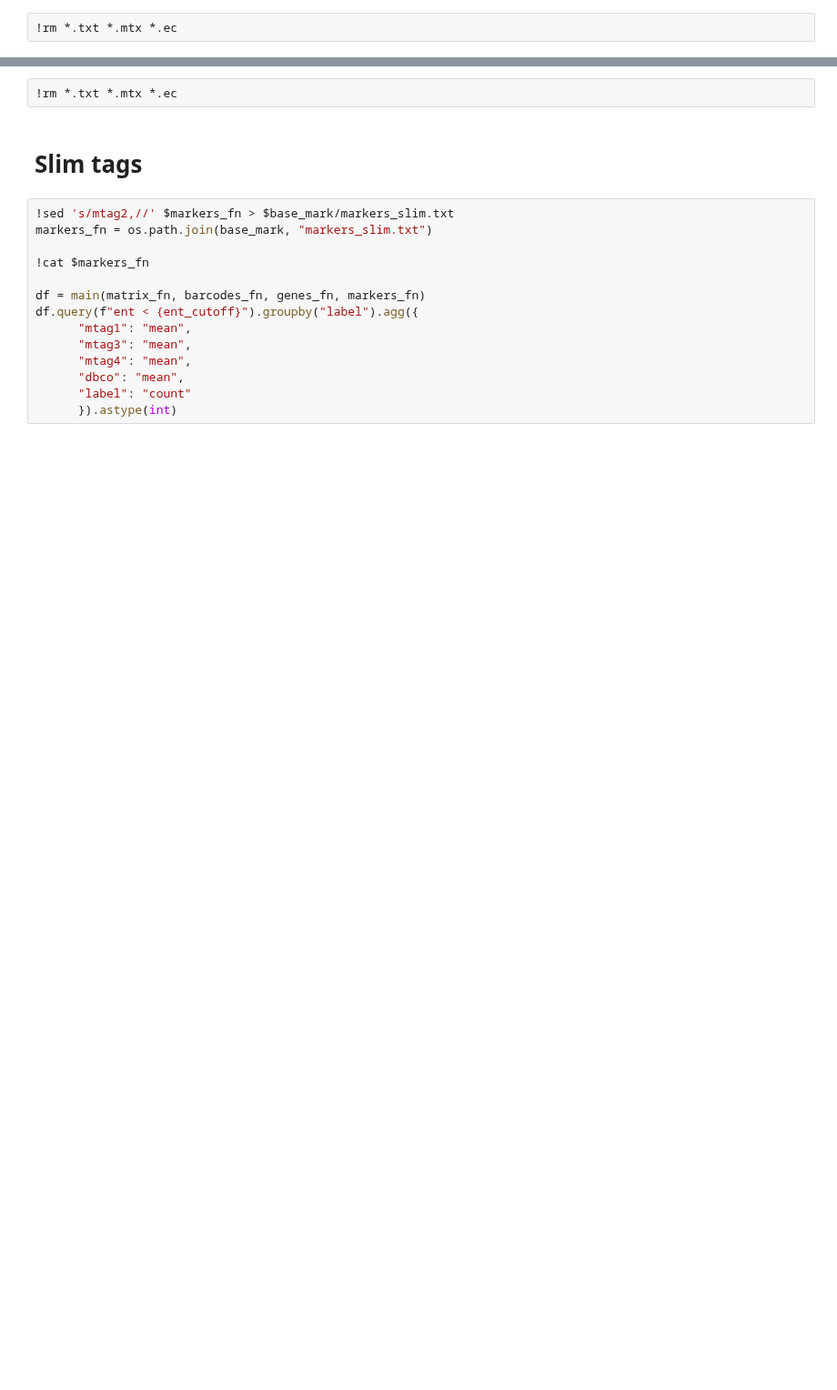
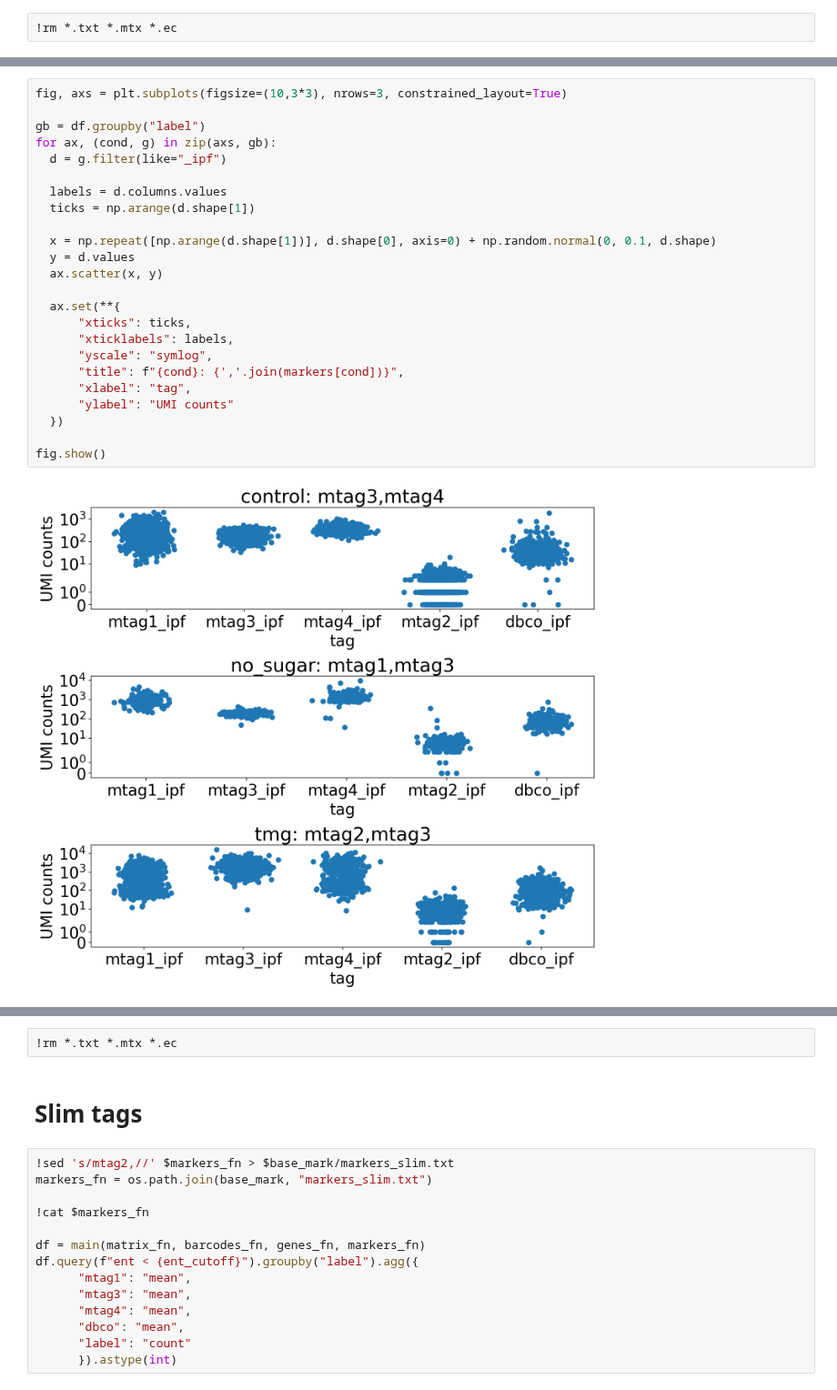
Before and after one commit to sbooeshaghi/azucar, a Jupyter notebook: analysis/293T/obs2/assign.ipynb, the cells around one changed output, grey strips where cells are left out. Shown at 91% size. Saved outputs shown, nothing was run; the diff lists cells and outputs as text; blank space fills up the shorter version.

```diff
--- a/analysis/293T/obs2/assign.ipynb
+++ b/analysis/293T/obs2/assign.ipynb
@@ -2291,0 +2361,26 @@ Initialization converged: True   time lapse 0.04054s     ll -5.35776
+# %%
+fig, axs = plt.subplots(figsize=(10,3*3), nrows=3, constrained_layout=True)
+
+gb = df.groupby("label")
+for ax, (cond, g) in zip(axs, gb):
+  d = g.filter(like="_ipf")
+
+  labels = d.columns.values
+  ticks = np.arange(d.shape[1])
+
+  x = np.repeat([np.arange(d.shape[1])], d.shape[0], axis=0) + np.random.normal(0, 0.1, d.shape)
+  y = d.values
+  ax.scatter(x, y)
+
+  ax.set(**{
+      "xticks": ticks,
+      "xticklabels": labels,
+      "yscale": "symlog",
+      "title": f"{cond}: {','.join(markers[cond])}",
+      "xlabel": "tag",
+      "ylabel": "UMI counts"
+  })
+
+fig.show()
+# %% [output]
+[figure, added]
```
Also changed, not shown: parts of 15 cells of this notebook.
